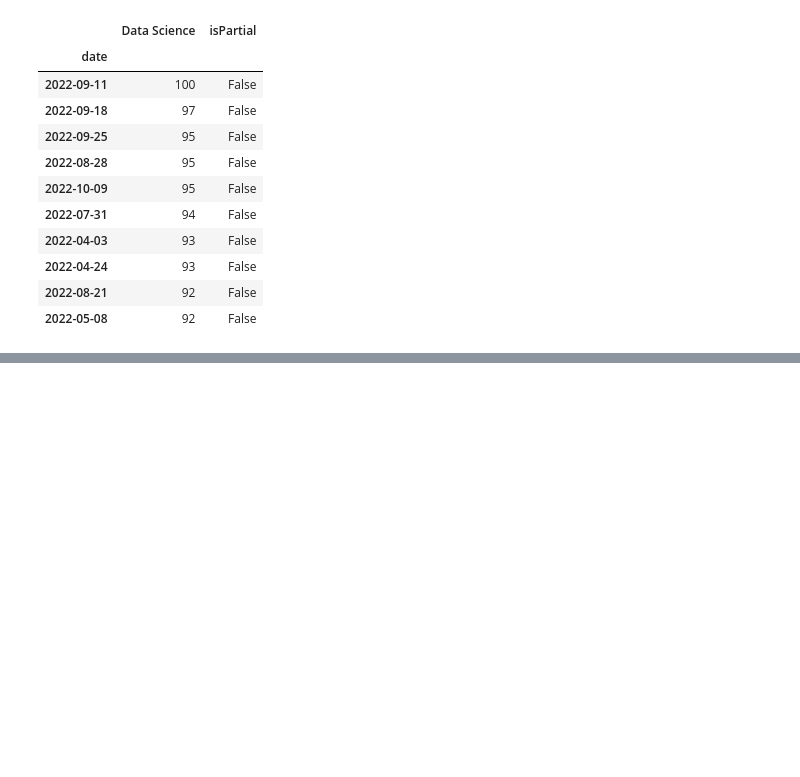
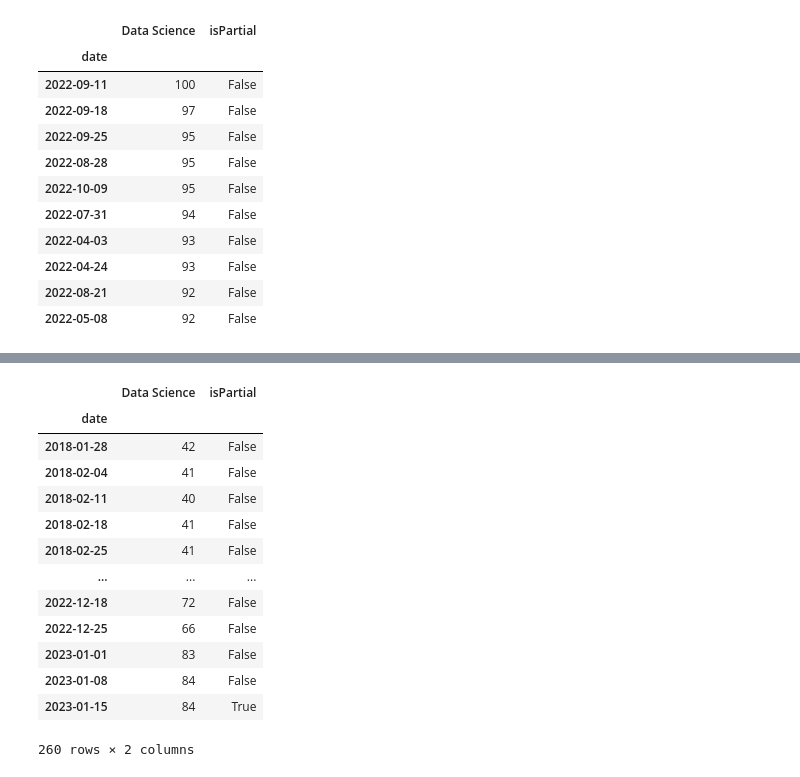
Before and after one commit to nadeap/Machine-Learning, a Jupyter notebook: Data Analysis/Google Trends/ds_trends.ipynb, the cells around one changed output, grey strips where cells are left out. Saved outputs shown, nothing was run; the diff lists cells and outputs as text; code cells hidden in the pictures; blank space fills up the shorter version.

```diff
--- a/Data Analysis/Google Trends/ds_trends.ipynb
+++ b/Data Analysis/Google Trends/ds_trends.ipynb
@@ -40,0 +63,17 @@ data1.head(10)
+# %%
+data2
+# %% [output]
+|  | Data Science | isPartial |
+| date |  |  |
+| 2018-01-28 | 42 | False |
+| 2018-02-04 | 41 | False |
+| 2018-02-11 | 40 | False |
+| 2018-02-18 | 41 | False |
+| 2018-02-25 | 41 | False |
+| ... | ... | ... |
+| 2022-12-18 | 72 | False |
+| 2022-12-25 | 66 | False |
+| 2023-01-01 | 83 | False |
+| 2023-01-08 | 84 | False |
+| 2023-01-15 | 84 | True |
+260 rows × 2 columns
```
Also changed, not shown: parts of 4 cells of this notebook.
